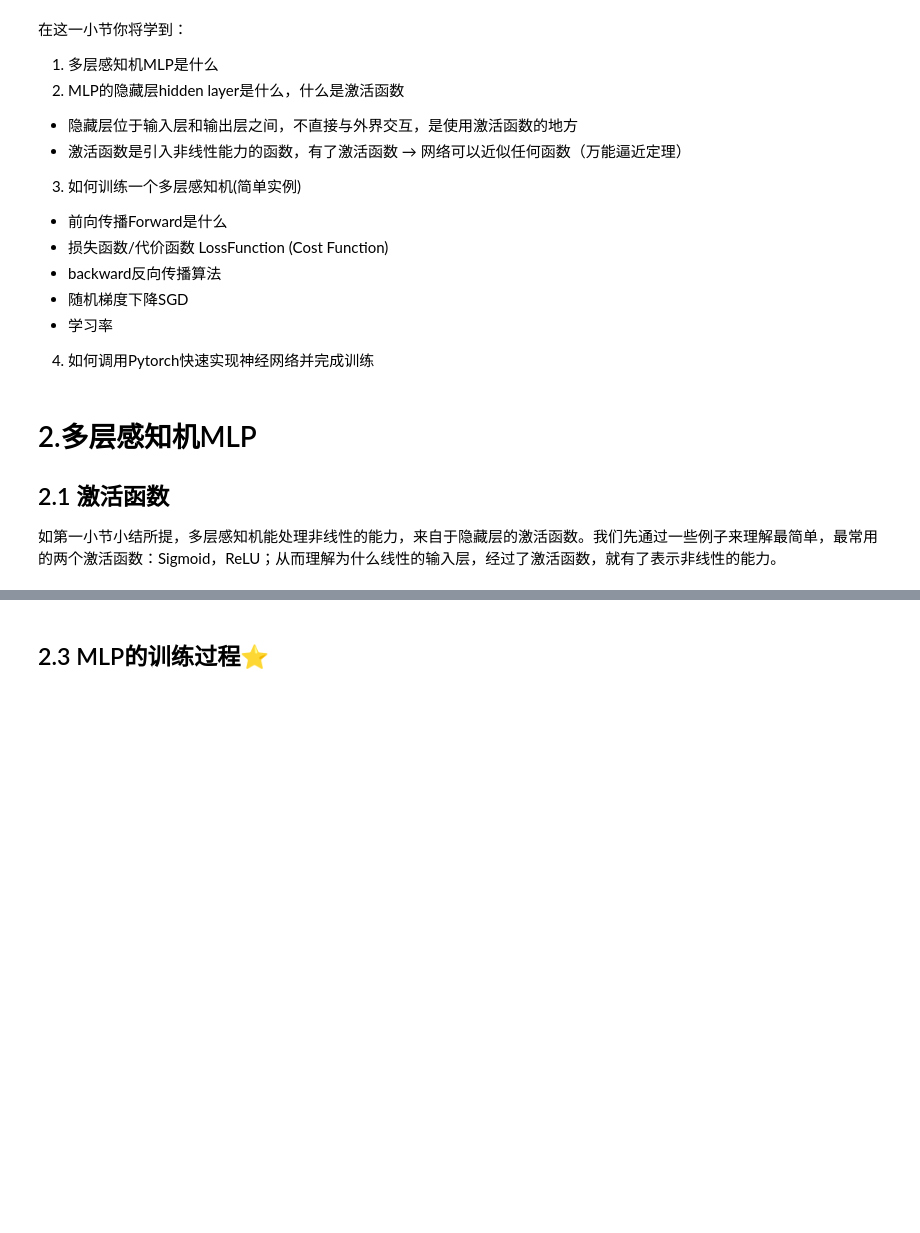
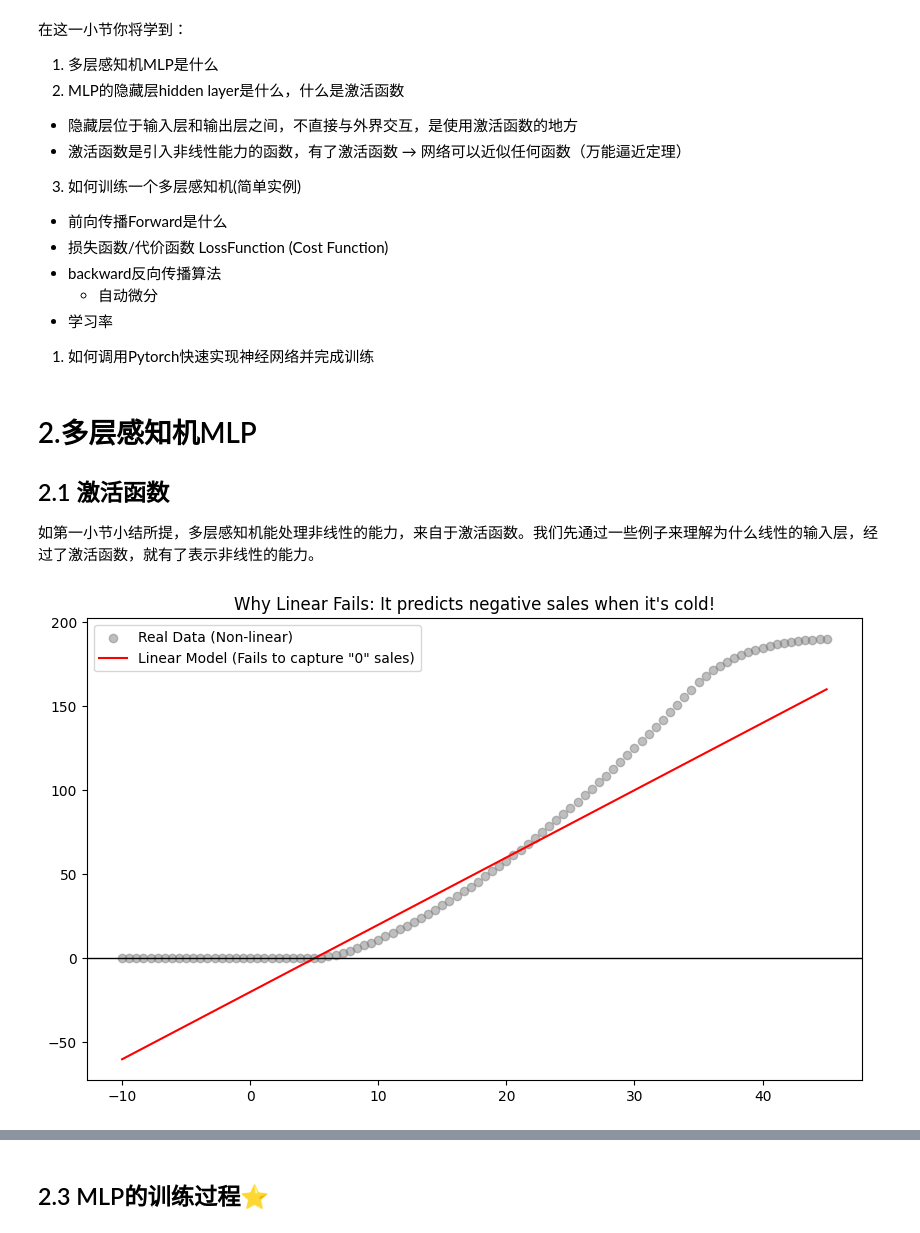
Before and after one commit to yanptang/data_science, a Jupyter notebook: Deep_learning/02.多层感知机.ipynb, the cells around one changed output, grey strips where cells are left out. Cells and saved outputs as stored; diff of their text form; code cells hidden in the pictures; blank space fills up the shorter version.

```diff
--- a/Deep_learning/02.多层感知机.ipynb
+++ b/Deep_learning/02.多层感知机.ipynb
@@ -9,11 +9,38 @@
 - 前向传播Forward是什么
 - 损失函数/代价函数 LossFunction (Cost Function)
 - backward反向传播算法
-- 随机梯度下降SGD
+  - 自动微分
 - 学习率
 
-4. 如何调用Pytorch快速实现神经网络并完成训练
+1. 如何调用Pytorch快速实现神经网络并完成训练
 # %% [markdown]
 # 2.多层感知机MLP
 ## 2.1 激活函数
-如第一小节小结所提，多层感知机能处理非线性的能力，来自于隐藏层的激活函数。我们先通过一些例子来理解最简单，最常用的两个激活函数：Sigmoid，ReLU；从而理解为什么线性的输入层，经过了激活函数，就有了表示非线性的能力。
+如第一小节小结所提，多层感知机能处理非线性的能力，来自于激活函数。我们先通过一些例子来理解为什么线性的输入层，经过了激活函数，就有了表示非线性的能力。
+# %%
+# 使用经典ReLU (Rectified Linear Unit) 激活函数来做实验。
+# 它的数学定义非常简单：$f(x) = \max(0, x)$。也就是“负数全变 0，正数照常通过
+
+import numpy as np
+import matplotlib.pyplot as plt
+
+# 1. 模拟现实数据：气温与冰淇淋销量
+temp = np.linspace(-10, 45, 100)
+# 真实的销售规律（带有2个拐点的曲线）
+real_sales = np.where(temp < 5, 0, (temp - 5)**1.5)
+real_sales = np.where(temp < 35, real_sales, real_sales - 2 * (temp - 35)**1.5)
+
+# 2. 模拟一个“纯线性”神经元 (y = wx + b)
+# 无论你怎么调整 w 和 b，它只能是一条直线
+w, b = 4, -20
+linear_model = w * temp + b
+
+plt.figure(figsize=(10, 6))
+plt.scatter(temp, real_sales, color='gray', alpha=0.5, label='Real Data (Non-linear)')
+plt.plot(temp, linear_model, 'r', label='Linear Model (Fails to capture "0" sales)')
+plt.axhline(0, color='black', lw=1)
+plt.title("Why Linear Fails: It predicts negative sales when it's cold!")
+plt.legend()
+plt.show()
+# %% [output]
+[figure, added]
```
Also changed, not shown: parts of 14 cells of this notebook, 5 other files.
